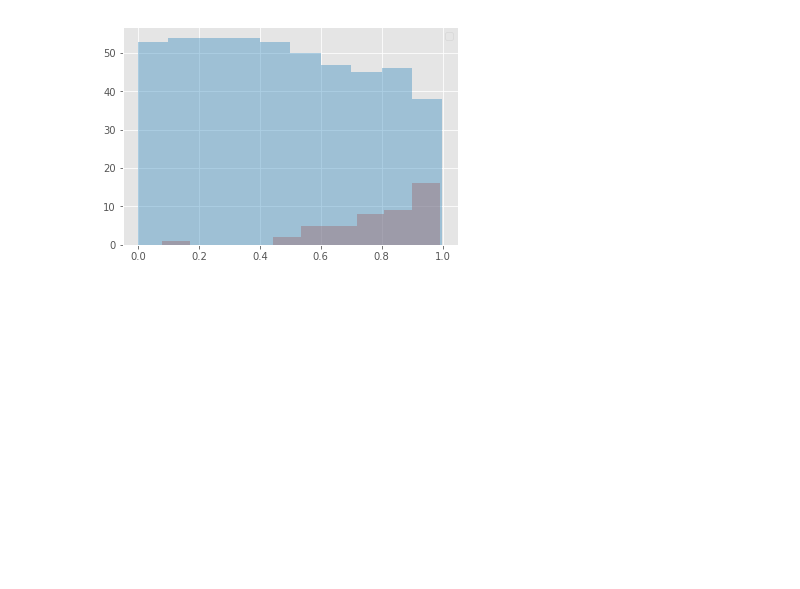
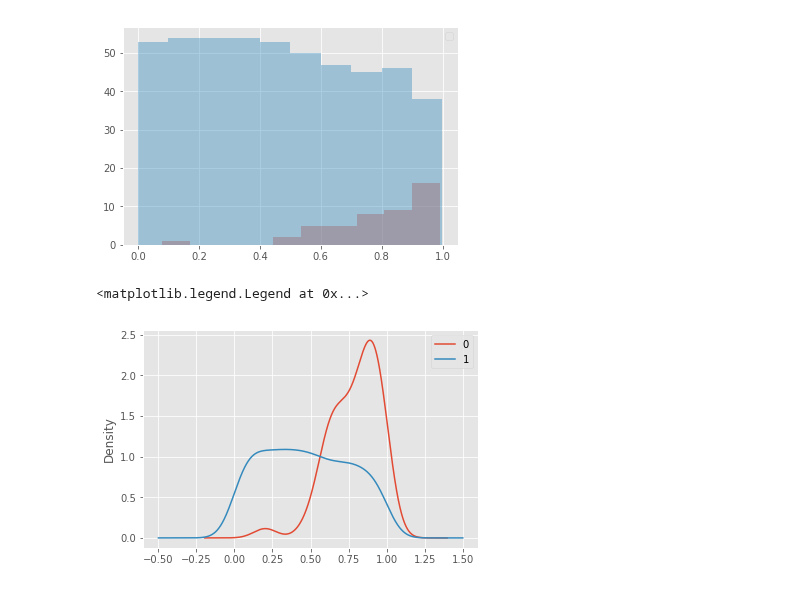
Before and after one commit to vmmadathil/simulation-failure-modeling, a Jupyter notebook: notebooks/Data Exploration & Cleaning.ipynb, the cells around one changed output. Saved outputs shown, nothing was run; the diff lists cells and outputs as text; code cells hidden in the pictures; blank space fills up the shorter version.

Commit message:
some more plots

```diff
--- a/notebooks/Data Exploration & Cleaning.ipynb
+++ b/notebooks/Data Exploration & Cleaning.ipynb
@@ -78,3 +78,9 @@ sim_data.loc[:, sim_data.columns.difference(exclude)].groupby('outcome').vconst_
 No handles with labels found to put in legend.
 <matplotlib.legend.Legend at 0x...>
 [figure]
+# %%
+sim_data.loc[:, sim_data.columns.difference(exclude)].groupby('outcome').vconst_2.plot(kind='kde')
+plt.legend()
+# %% [output]
+<matplotlib.legend.Legend at 0x...>
+[figure, added]
```
Also changed, not shown: parts of 9 cells of this notebook.
